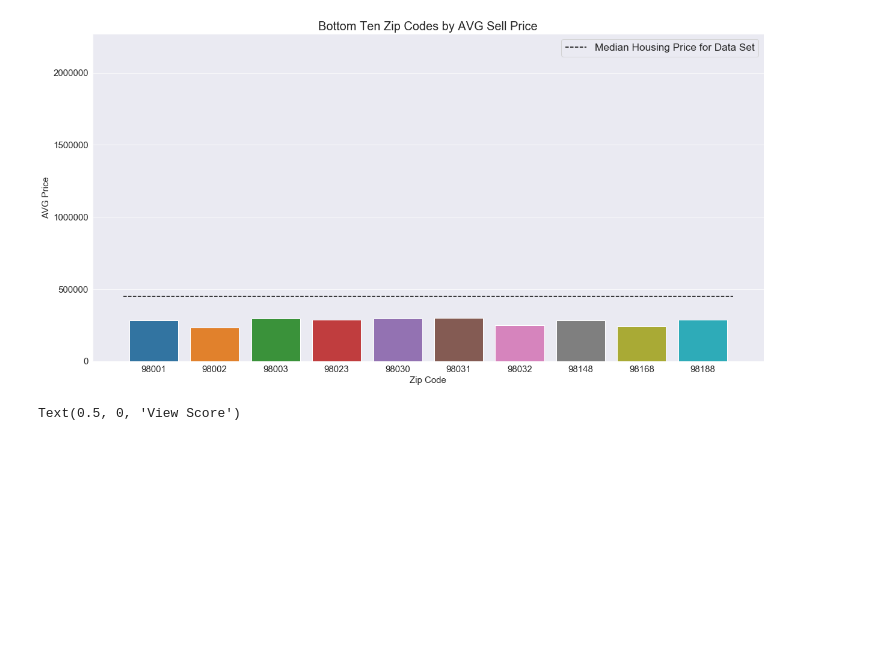
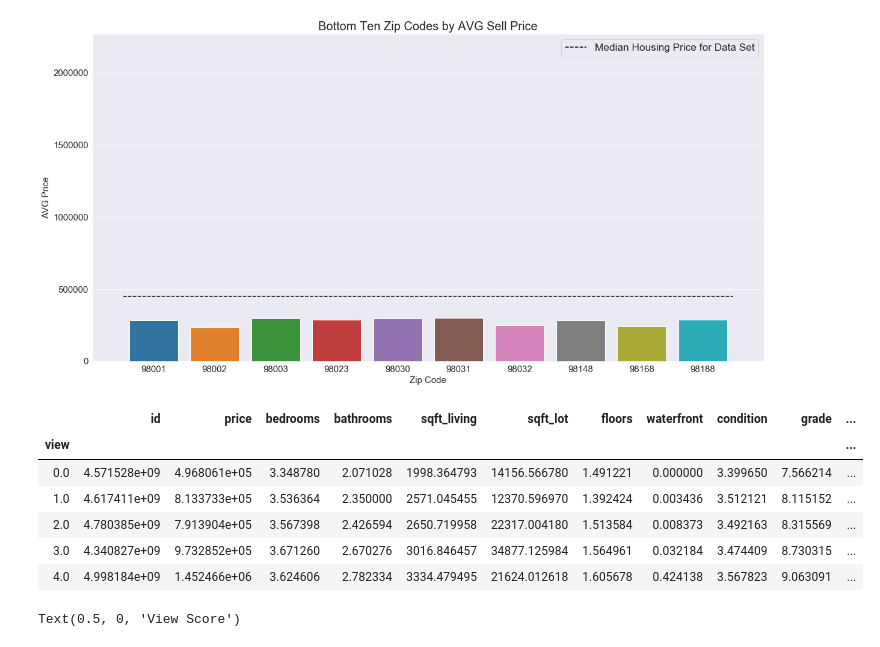
Before and after one commit to will4865/Predicting-Real-Estate-Prices, a Jupyter notebook: Additional Visualizations (Pre Modeling).ipynb, the cells around one changed output. Drawn from its saved outputs; the diff is of its cells as text; code cells hidden in the pictures; blank space fills up the shorter version.

```diff
--- a/Additional Visualizations (Pre Modeling).ipynb
+++ b/Additional Visualizations (Pre Modeling).ipynb
@@ -91,6 +91,15 @@ plt.legend(fontsize='xx-large')
 [figure]
 # %%
 df_tviews=df.groupby('view').mean()
+df_tviews
+# %% [output]
+|  | id | price | bedrooms | bathrooms | sqft_living | sqft_lot | floors | waterfront | condition | grade | ... |
+| view |  |  |  |  |  |  |  |  |  |  | ... |
+| 0.0 | 4.571528e+09 | 4.968061e+05 | 3.348780 | 2.071028 | 1998.364793 | 14156.566780 | 1.491221 | 0.000000 | 3.399650 | 7.566214 | ... |
+| 1.0 | 4.617411e+09 | 8.133733e+05 | 3.536364 | 2.350000 | 2571.045455 | 12370.596970 | 1.392424 | 0.003436 | 3.512121 | 8.115152 | ... |
+| 2.0 | 4.780385e+09 | 7.913904e+05 | 3.567398 | 2.426594 | 2650.719958 | 22317.004180 | 1.513584 | 0.008373 | 3.492163 | 8.315569 | ... |
+| 3.0 | 4.340827e+09 | 9.732852e+05 | 3.671260 | 2.670276 | 3016.846457 | 34877.125984 | 1.564961 | 0.032184 | 3.474409 | 8.730315 | ... |
+| 4.0 | 4.998184e+09 | 1.452466e+06 | 3.624606 | 2.782334 | 3334.479495 | 21624.012618 | 1.605678 | 0.424138 | 3.567823 | 9.063091 | ... |
 # %%
 plt.figure(figsize=(10,10))
 sns.boxplot(data=df,x='view',y='price', fliersize=0)
```
Also changed, not shown: parts of 1 cell of this notebook, 4 other files.
